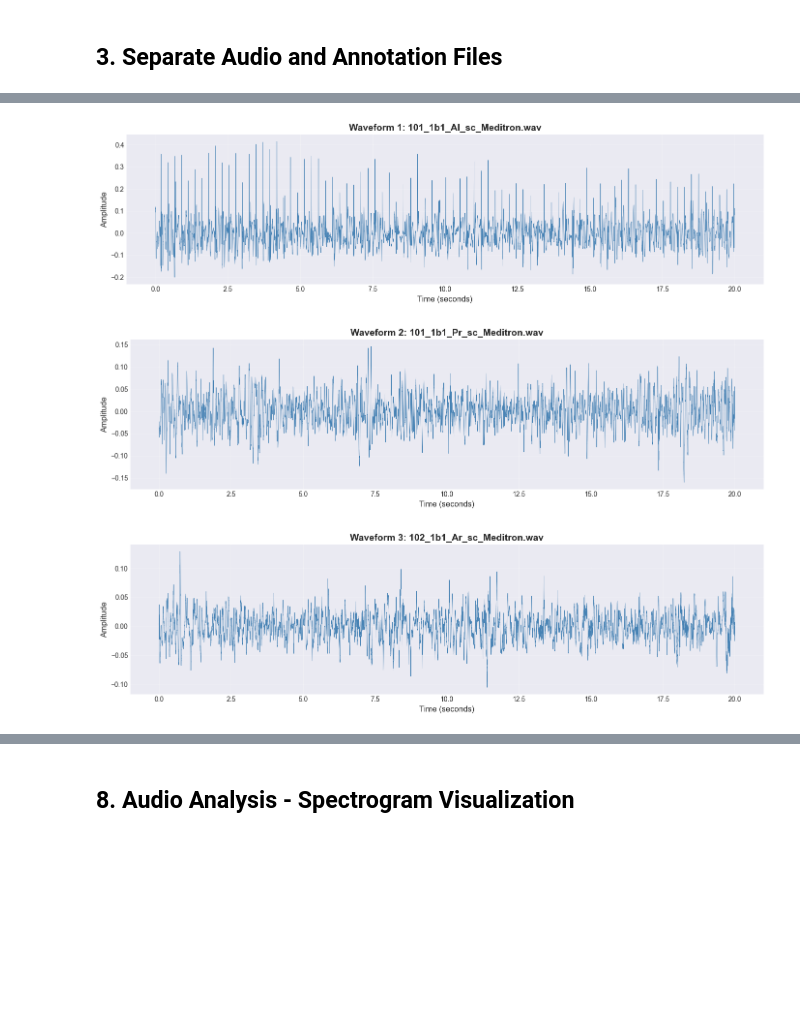
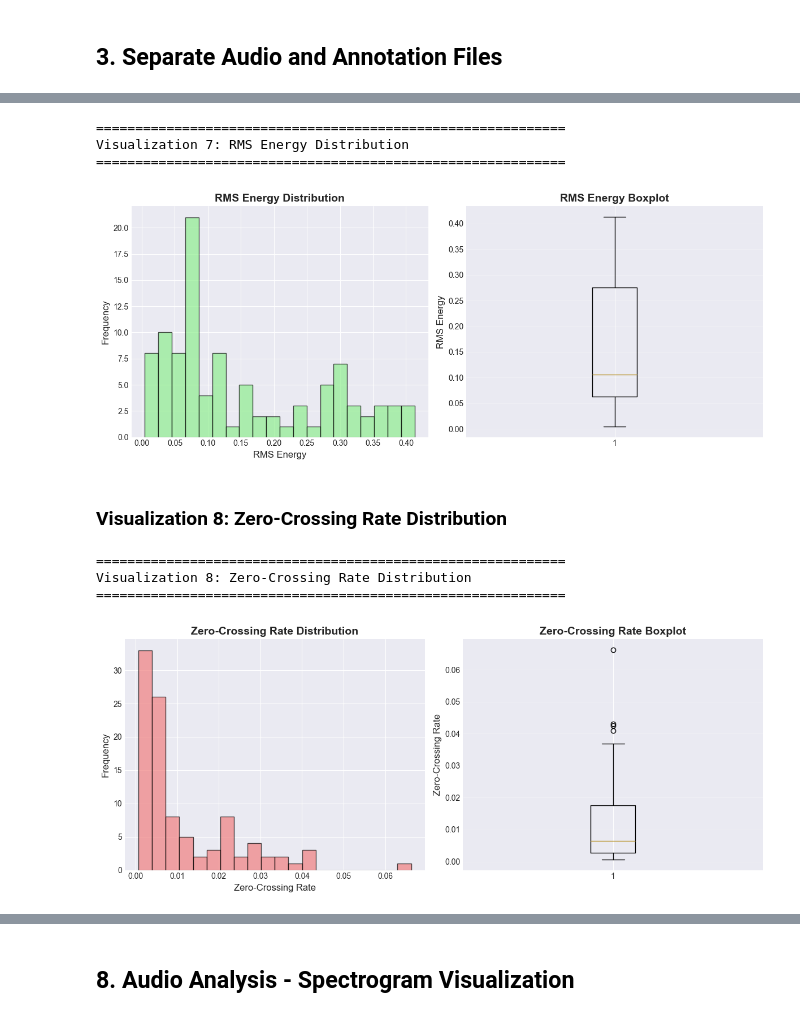
Before and after one commit to mablemunanura/NEONATES, a Jupyter notebook: notebooks/eda_icbhi.ipynb, the cells around one changed output, grey strips where cells are left out. Drawn from its saved outputs; the diff is of its cells as text; code cells hidden in the pictures; blank space fills up the shorter version.

```diff
--- a/notebooks/eda_icbhi.ipynb
+++ b/notebooks/eda_icbhi.ipynb
@@ -25,6 +25,10 @@ sys.path.append('..')
 plt.style.use('seaborn-v0_8-darkgrid')
 sns.set_palette("husl")
 %matplotlib inline
+
+# Create figures directory
+figures_dir = Path("../reports/figures/icbhi")
+figures_dir.mkdir(parents=True, exist_ok=True)
 # %% [markdown]
 ## 2. Define Path
 # %%
@@ -309,31 +445,56 @@ Successfully extracted features from 100 files
+# %%
+print("\n" + "="*60)
+print("Visualization 7: RMS Energy Distribution")
+print("="*60)
+
+plt.figure(figsize=(12, 5))
+
+plt.subplot(1, 2, 1)
+plt.hist(df_audio['rms_mean'], bins=20, color='lightgreen', edgecolor='black', alpha=0.7)
+plt.title('RMS Energy Distribution', fontsize=14, fontweight='bold')
+plt.xlabel('RMS Energy', fontsize=12)
+plt.ylabel('Frequency', fontsize=12)
+
+plt.subplot(1, 2, 2)
+plt.boxplot(df_audio['rms_mean'])
+plt.title('RMS Energy Boxplot', fontsize=14, fontweight='bold')
+plt.ylabel('RMS Energy', fontsize=12)
+plt.grid(True, alpha=0.3, axis='y')
+
+plt.tight_layout()
+plt.savefig(figures_dir / 'icbhi07_rms_dist.png', dpi=150, bbox_inches='tight')
+plt.show()
+# %% [output]
+============================================================
+Visualization 7: RMS Energy Distribution
+============================================================
+[figure, added]
+# %% [markdown]
+### Visualization 8: Zero-Crossing Rate Distribution
 # %%
-# Function to plot waveform
-def plot_waveform(file_path, title=None):
-    y, sr = librosa.load(file_path, sr=None)
-    duration = len(y) / sr
+print("\n" + "="*60)
+print("Visualization 8: Zero-Crossing Rate Distribution")
+print("="*60)
 
-    plt.figure(figsize=(14, 4))
-    times = np.linspace(0, duration, len(y))
-    plt.plot(times, y, color='steelblue', linewidth=0.5)
-    plt.xlabel('Time (seconds)', fontsize=12)
-    plt.ylabel('Amplitude', fontsize=12)
+plt.figure(figsize=(12, 5))
 
-    if title:
-        plt.title(title, fontsize=14, fontweight='bold')
-    else:
-        plt.title(f'Waveform - {file_path.name}', fontsize=14, fontweight='bold')
+plt.subplot(1, 2, 1)
+plt.hist(df_audio['zcr_mean'], bins=20, color='lightcoral', edgecolor='black', alpha=0.7)
+plt.title('Zero-Crossing Rate Distribution', fontsize=14, fontweight='bold')
+plt.xlabel('Zero-Crossing Rate', fontsize=12)
+plt.ylabel('Frequency', fontsize=12)
 
-    plt.grid(True, alpha=0.3)
-    plt.tight_layout()
-    return y, sr
+plt.subplot(1, 2, 2)
+plt.boxplot(df_audio['zcr_mean'])
+plt.title('Zero-Crossing Rate Boxplot', fontsize=14, fontweight='bold')
+plt.ylabel('Zero-Crossing Rate', fontsize=12)
+plt.grid(True, alpha=0.3, axis='y')
 
-# 3 sample waveforms
-sample_waveforms = audio_files[:3]
-
-for i, f in enumerate(sample_waveforms):
-    y, sr = plot_waveform(f, f"Waveform {i+1}: {f.name}")
-    plt.show()
+plt.tight_layout()
+plt.savefig(figures_dir / 'icbhi08_zcr_dist.png', dpi=150, bbox_inches='tight')
+plt.show()
 # %% [output]
+============================================================
+Visualization 8: Zero-Crossing Rate Distribution
+============================================================
-[figure, old version]
+[figure, new version]
-[figure, removed]
-[figure, removed]
```
Also changed, not shown: parts of 41 cells of this notebook, 2 other files.
